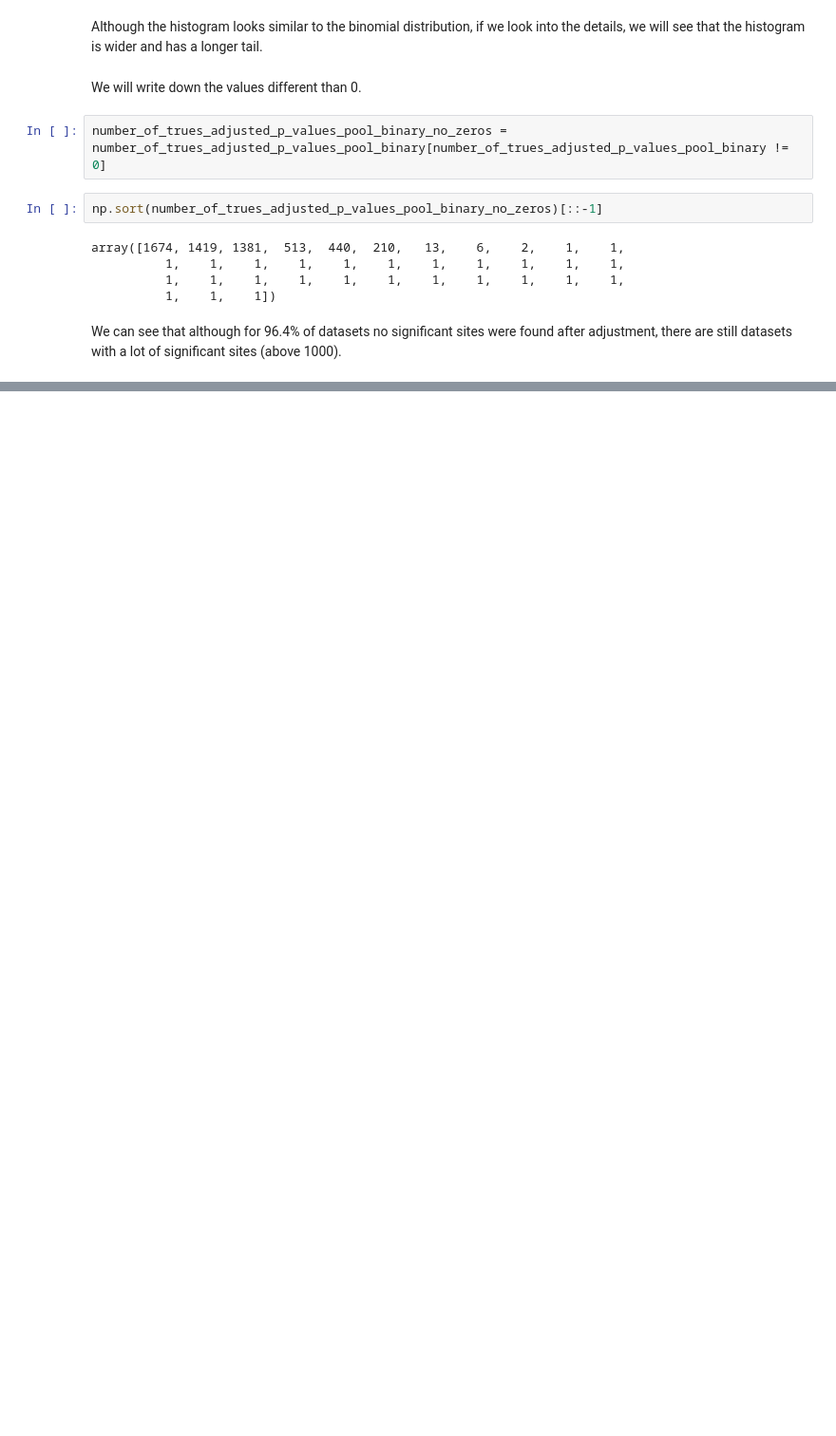
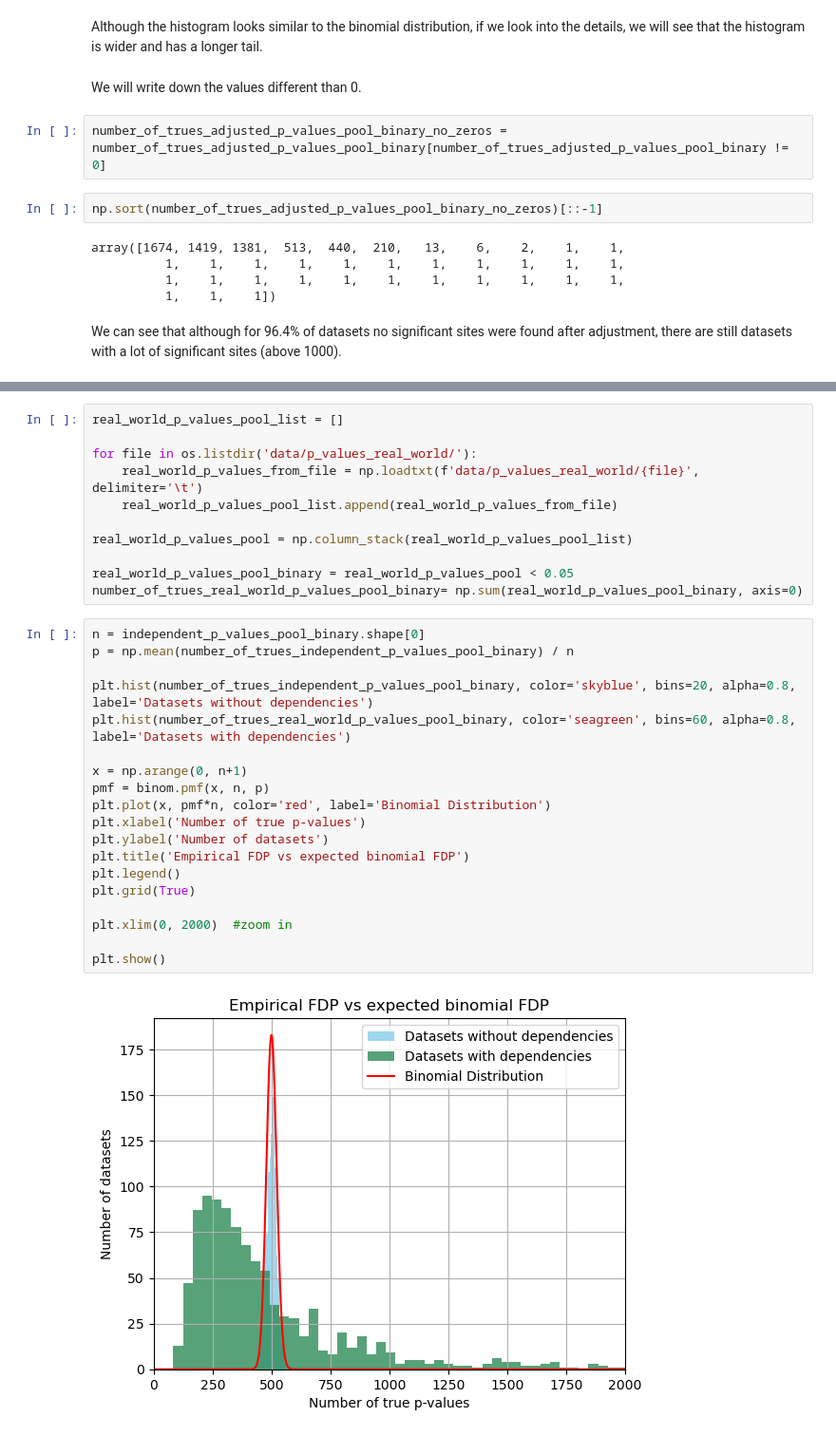
Before and after one commit to uio-bmi/fdr_under_dependencies, a Jupyter notebook: exlporatory_analyses/intuition_analyses.ipynb, the cells around one changed output, grey strips where cells are left out. Shown at 95% size. Saved outputs shown, nothing was run; the diff lists cells and outputs as text; blank space fills up the shorter version.

```diff
--- a/exlporatory_analyses/intuition_analyses.ipynb
+++ b/exlporatory_analyses/intuition_analyses.ipynb
@@ -516,0 +334,32 @@ array([6042, 6913, 4524, 4094, 3900, 4020, 3851, 4422, 6070, 6037, 4631,
+# %%
+real_world_p_values_pool_list = []
+
+for file in os.listdir('data/p_values_real_world/'):
+    real_world_p_values_from_file = np.loadtxt(f'data/p_values_real_world/{file}', delimiter='\t')
+    real_world_p_values_pool_list.append(real_world_p_values_from_file)
+
+real_world_p_values_pool = np.column_stack(real_world_p_values_pool_list)
+
+real_world_p_values_pool_binary = real_world_p_values_pool < 0.05
+number_of_trues_real_world_p_values_pool_binary= np.sum(real_world_p_values_pool_binary, axis=0)
+# %%
+n = independent_p_values_pool_binary.shape[0]
+p = np.mean(number_of_trues_independent_p_values_pool_binary) / n
+
+plt.hist(number_of_trues_independent_p_values_pool_binary, color='skyblue', bins=20, alpha=0.8, label='Datasets without dependencies')
+plt.hist(number_of_trues_real_world_p_values_pool_binary, color='seagreen', bins=60, alpha=0.8, label='Datasets with dependencies')
+
+x = np.arange(0, n+1)
+pmf = binom.pmf(x, n, p)
+plt.plot(x, pmf*n, color='red', label='Binomial Distribution')
+plt.xlabel('Number of true p-values')
+plt.ylabel('Number of datasets')
+plt.title('Empirical FDP vs expected binomial FDP')
+plt.legend()
+plt.grid(True)
+
+plt.xlim(0, 2000)  #zoom in
+
+plt.show()
+# %% [output]
+[figure, added]
```
Also changed, not shown: parts of 20 cells of this notebook, 4 other files.
